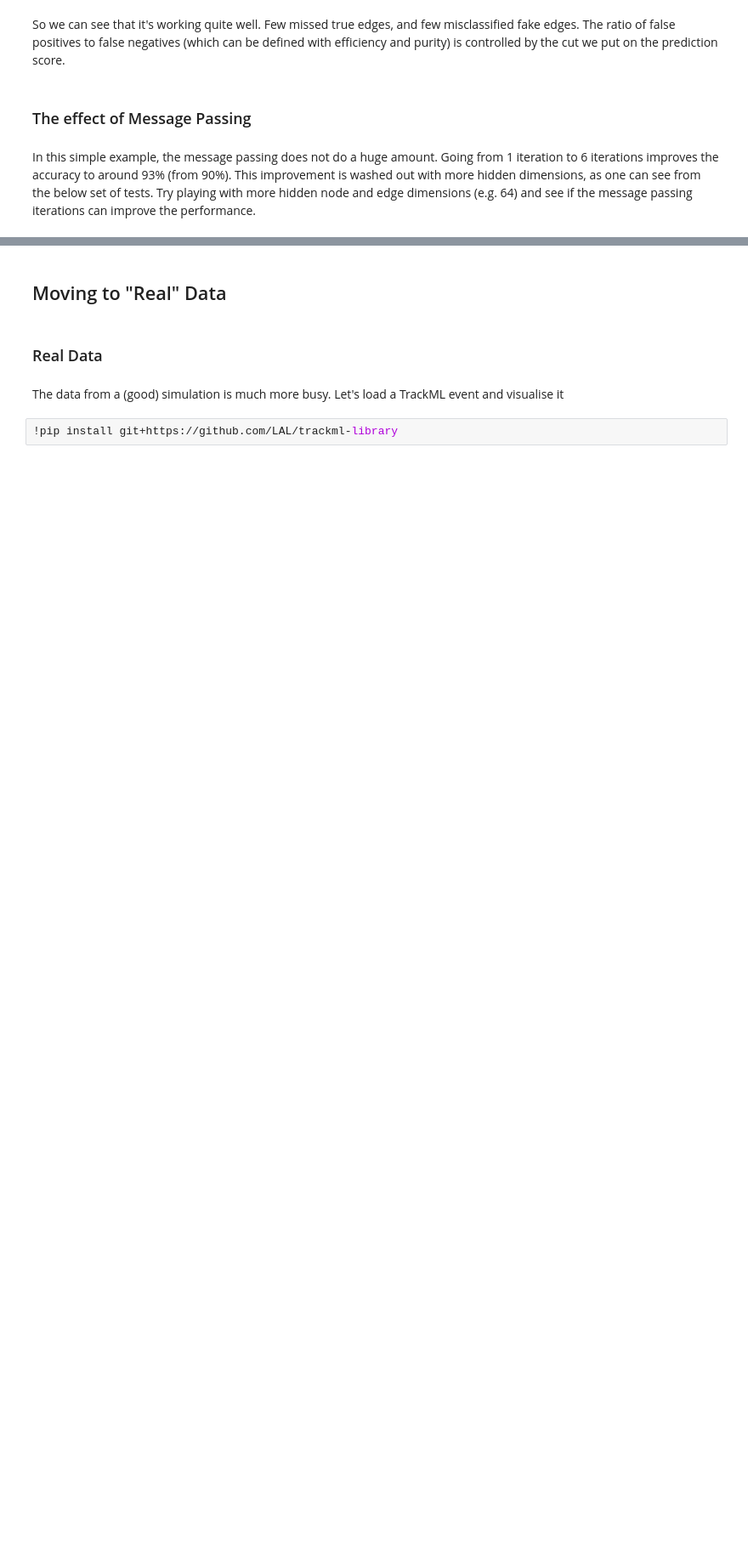
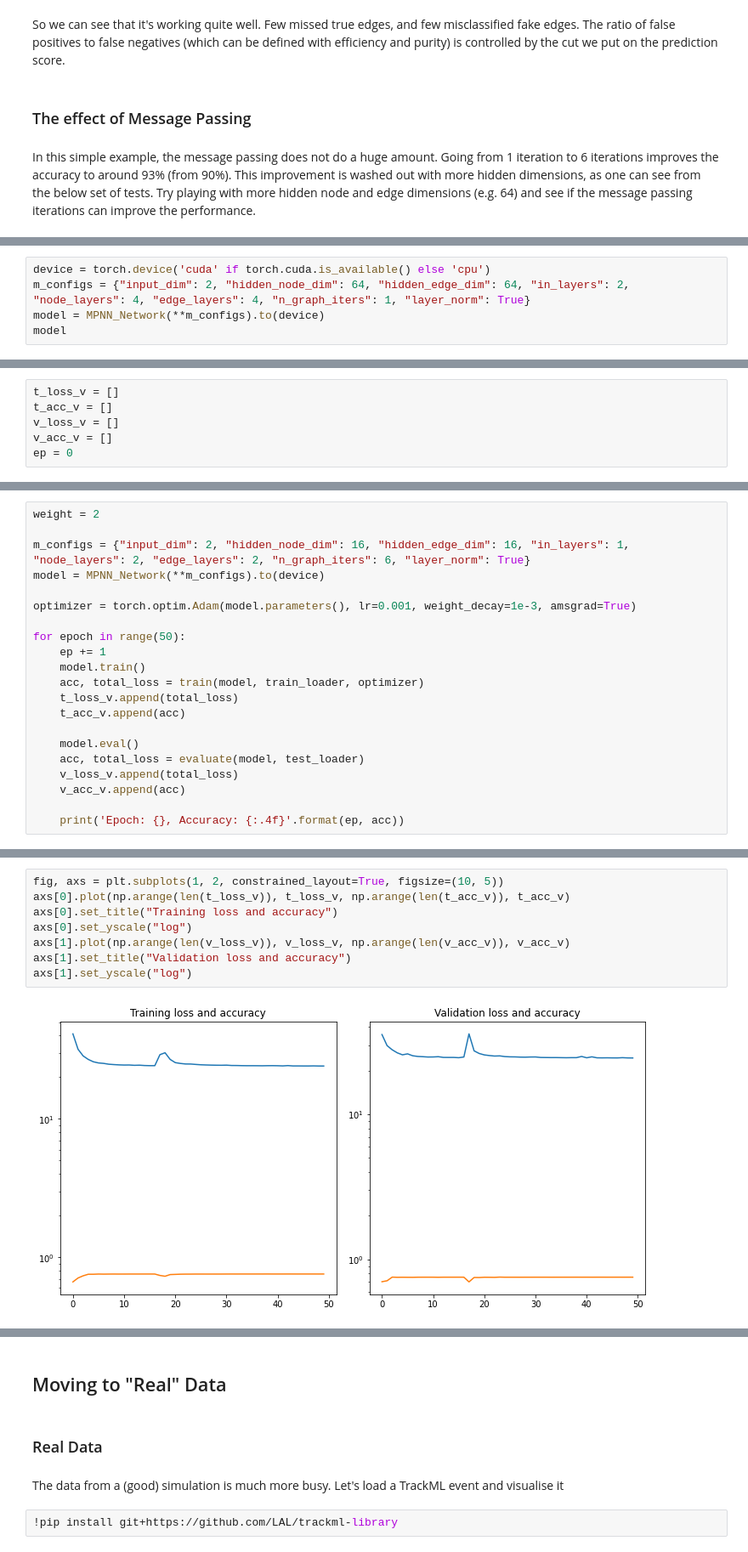
Before and after one commit to marcinwolter/Tracking, a Jupyter notebook: GNN_MuonE_v0.ipynb, the cells around one changed output, grey strips where cells are left out. Shown at 85% size. Cells and saved outputs as stored; diff of their text form; blank space fills up the shorter version.

```diff
--- a/GNN_MuonE_v0.ipynb
+++ b/GNN_MuonE_v0.ipynb
@@ -676,0 +686,5 @@ readMuonE()
+# %%
+device = torch.device('cuda' if torch.cuda.is_available() else 'cpu')
+m_configs = {"input_dim": 2, "hidden_node_dim": 64, "hidden_edge_dim": 64, "in_layers": 2, "node_layers": 4, "edge_layers": 4, "n_graph_iters": 1, "layer_norm": True}
+model = MPNN_Network(**m_configs).to(device)
+model
@@ -676,0 +709,6 @@ readMuonE()
+# %%
+t_loss_v = []
+t_acc_v = []
+v_loss_v = []
+v_acc_v = []
+ep = 0
@@ -676,0 +717,21 @@ readMuonE()
+# %%
+weight = 2
+
+m_configs = {"input_dim": 2, "hidden_node_dim": 16, "hidden_edge_dim": 16, "in_layers": 1, "node_layers": 2, "edge_layers": 2, "n_graph_iters": 6, "layer_norm": True}
+model = MPNN_Network(**m_configs).to(device)
+
+optimizer = torch.optim.Adam(model.parameters(), lr=0.001, weight_decay=1e-3, amsgrad=True)
+
+for epoch in range(50):
+    ep += 1
+    model.train()
+    acc, total_loss = train(model, train_loader, optimizer)
+    t_loss_v.append(total_loss)
+    t_acc_v.append(acc)
+
+    model.eval()
+    acc, total_loss = evaluate(model, test_loader)
+    v_loss_v.append(total_loss)
+    v_acc_v.append(acc)
+
+    print('Epoch: {}, Accuracy: {:.4f}'.format(ep, acc))
@@ -676,0 +756,10 @@ readMuonE()
+# %%
+fig, axs = plt.subplots(1, 2, constrained_layout=True, figsize=(10, 5))
+axs[0].plot(np.arange(len(t_loss_v)), t_loss_v, np.arange(len(t_acc_v)), t_acc_v)
+axs[0].set_title("Training loss and accuracy")
+axs[0].set_yscale("log")
+axs[1].plot(np.arange(len(v_loss_v)), v_loss_v, np.arange(len(v_acc_v)), v_acc_v)
+axs[1].set_title("Validation loss and accuracy")
+axs[1].set_yscale("log")
+# %% [output]
+[figure, added]
```
Also changed, not shown: parts of 28 cells of this notebook.
